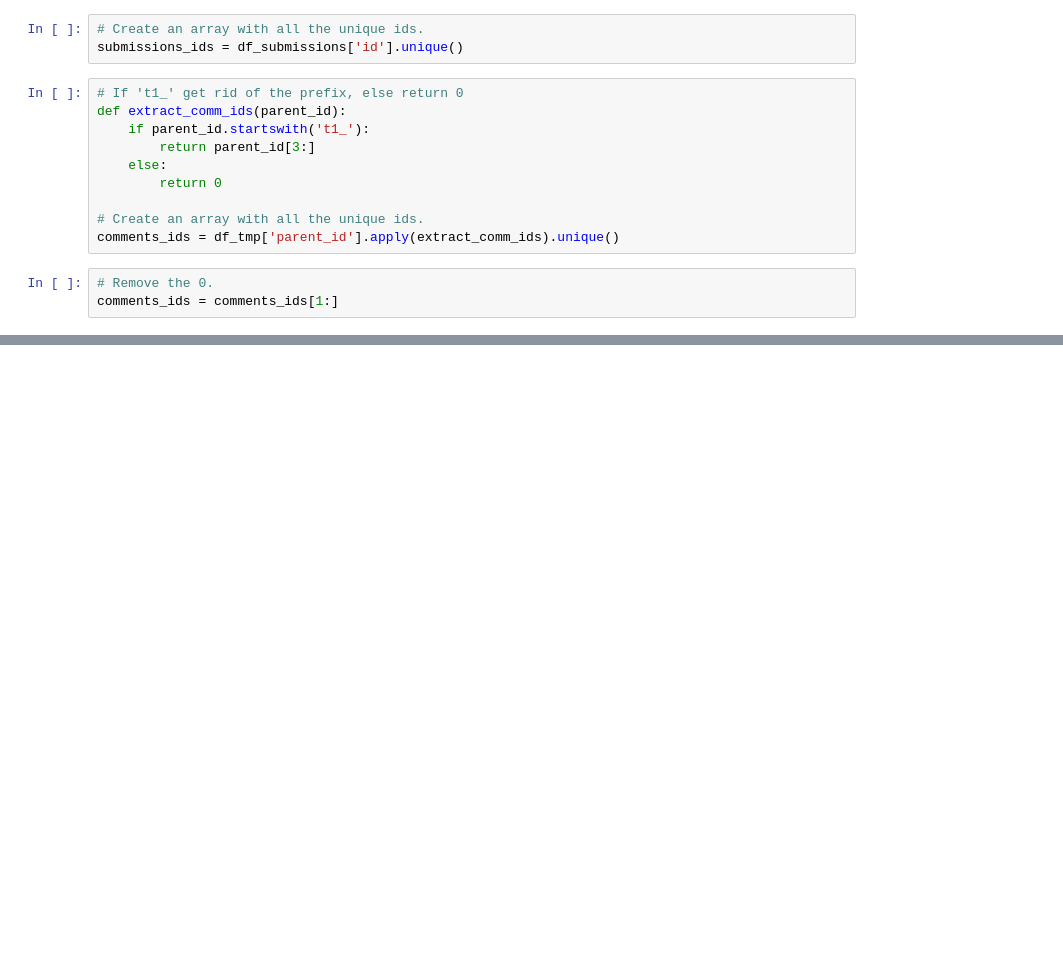
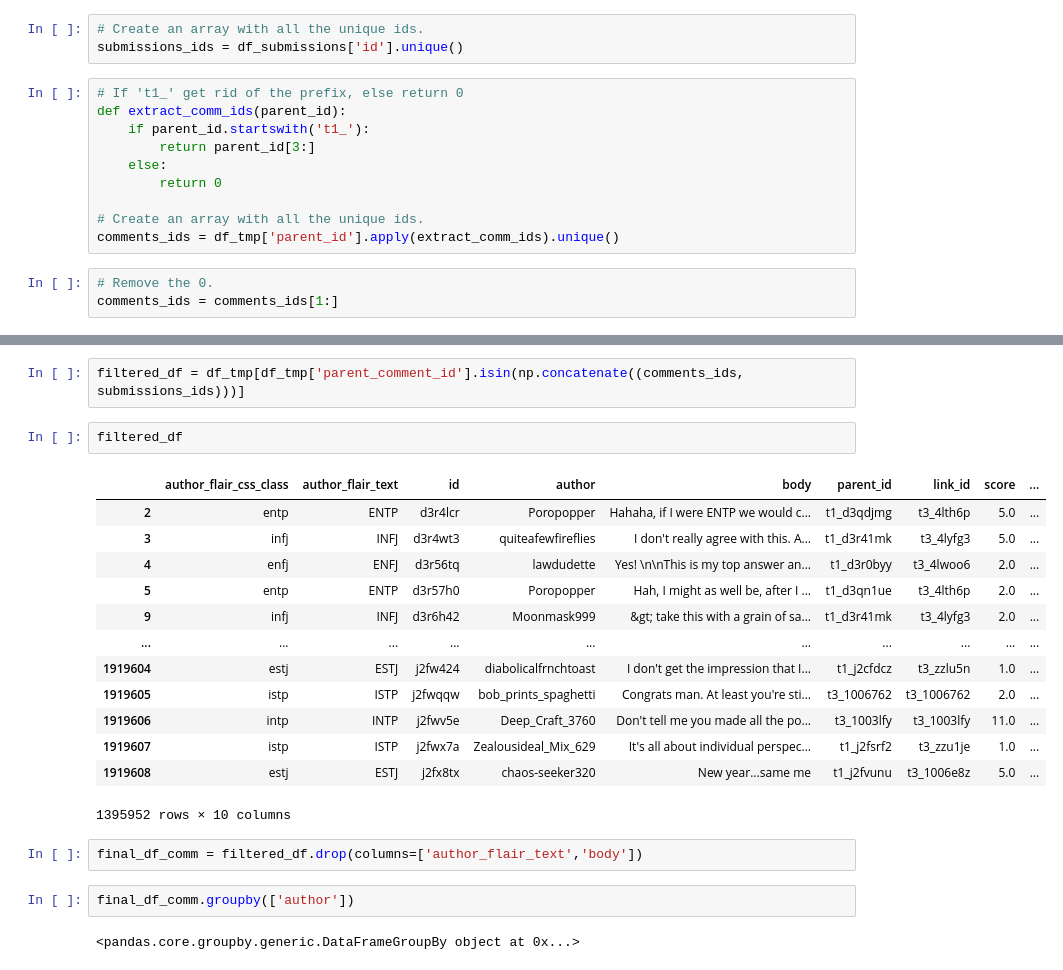
Before and after one commit to gmg00/SNA, a Jupyter notebook: EDA.ipynb, the cells around one changed output, grey strips where cells are left out. Saved outputs shown, nothing was run; the diff lists cells and outputs as text; blank space fills up the shorter version.

```diff
--- a/EDA.ipynb
+++ b/EDA.ipynb
@@ -75,0 +86,24 @@ df_tmp['id_flag'] = df_tmp['parent_id'].apply(check_ids)
+# %%
+filtered_df = df_tmp[df_tmp['parent_comment_id'].isin(np.concatenate((comments_ids, submissions_ids)))]
+# %%
+filtered_df
+# %% [output]
+|  | author_flair_css_class | author_flair_text | id | author | body | parent_id | link_id | score | ... |
+| 2 | entp | ENTP | d3r4lcr | Poropopper | Hahaha, if I were ENTP we would c... | t1_d3qdjmg | t3_4lth6p | 5.0 | ... |
+| 3 | infj | INFJ | d3r4wt3 | quiteafewfireflies | I don't really agree with this. A... | t1_d3r41mk | t3_4lyfg3 | 5.0 | ... |
+| 4 | enfj | ENFJ | d3r56tq | lawdudette | Yes! \n\nThis is my top answer an... | t1_d3r0byy | t3_4lwoo6 | 2.0 | ... |
+| 5 | entp | ENTP | d3r57h0 | Poropopper | Hah, I might as well be, after I ... | t1_d3qn1ue | t3_4lth6p | 2.0 | ... |
+| 9 | infj | INFJ | d3r6h42 | Moonmask999 | &gt; take this with a grain of sa... | t1_d3r41mk | t3_4lyfg3 | 2.0 | ... |
+| ... | ... | ... | ... | ... | ... | ... | ... | ... | ... |
+| 1919604 | estj | ESTJ | j2fw424 | diabolicalfrnchtoast | I don't get the impression that I... | t1_j2cfdcz | t3_zzlu5n | 1.0 | ... |
+| 1919605 | istp | ISTP | j2fwqqw | bob_prints_spaghetti | Congrats man. At least you're sti... | t3_1006762 | t3_1006762 | 2.0 | ... |
+| 1919606 | intp | INTP | j2fwv5e | Deep_Craft_3760 | Don't tell me you made all the po... | t3_1003lfy | t3_1003lfy | 11.0 | ... |
+| 1919607 | istp | ISTP | j2fwx7a | Zealousideal_Mix_629 | It's all about individual perspec... | t1_j2fsrf2 | t3_zzu1je | 1.0 | ... |
+| 1919608 | estj | ESTJ | j2fx8tx | chaos-seeker320 | New year...same me | t1_j2fvunu | t3_1006e8z | 5.0 | ... |
+1395952 rows × 10 columns
+# %%
+final_df_comm = filtered_df.drop(columns=['author_flair_text','body'])
+# %%
+final_df_comm.groupby(['author'])
+# %% [output]
+<pandas.core.groupby.generic.DataFrameGroupBy object at 0x...>
```
Also changed, not shown: parts of 3 cells of this notebook.
